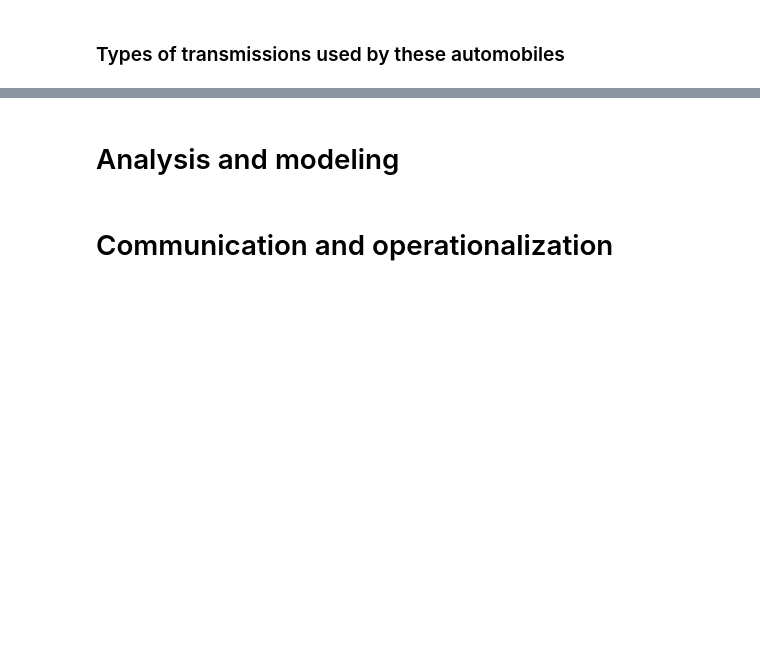
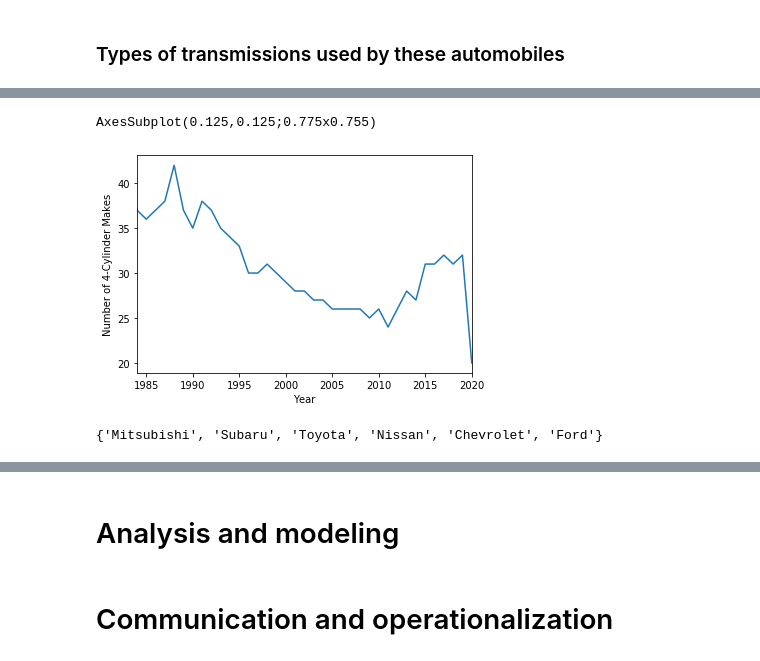
Before and after one commit to Rezwanul-Haque/Data-Science-Tasks, a Jupyter notebook: Project-1_Regression/Project_1_Regression.ipynb, the cells around one changed output, grey strips where cells are left out. Cells and saved outputs as stored; diff of their text form; code cells hidden in the pictures; blank space fills up the shorter version.

```diff
--- a/Project-1_Regression/Project_1_Regression.ipynb
+++ b/Project-1_Regression/Project_1_Regression.ipynb
@@ -267,0 +331,27 @@ Name: trany2, dtype: int64
+# %%
+vehicles_non_hybrid_4 = vehicles_non_hybrid[(vehicles_non_hybrid.cylinders == 4.0)]
+# %%
+# 4-cylinder cars over the time frame
+grouped_by_year_4_cylinder = vehicles_non_hybrid_4.groupby(['year']).make.nunique()
+fig = grouped_by_year_4_cylinder.plot()
+fig.set_xlabel('Year')
+fig.set_ylabel('Number of 4-Cylinder Makes')
+print(fig)
+
+# Insight: preceding graph that there has been a decline in the number of makes with 4-cylinder engines available since 1980
+# However, as a caveat, this plot could be misleading, as we do not know if the total number of available makes per year has changed over the same period of time.
+# %% [output]
+AxesSubplot(0.125,0.125;0.775x0.755)
+[figure, added]
+# %%
+grouped_by_year_4_cylinder = vehicles_non_hybrid_4.groupby(['year'])
+unique_makes = []
+for name, group in grouped_by_year_4_cylinder:
+    unique_makes.append(set(pd.unique(group['make'])))
+
+unique_makes = reduce(set.intersection, unique_makes)
+print(unique_makes)
+
+#Insight: there are only 6 manufacturers that made 4-cylinder cars every year during this period
+# %% [output]
+{'Mitsubishi', 'Subaru', 'Toyota', 'Nissan', 'Chevrolet', 'Ford'}
```
Also changed, not shown: parts of 25 cells of this notebook.
